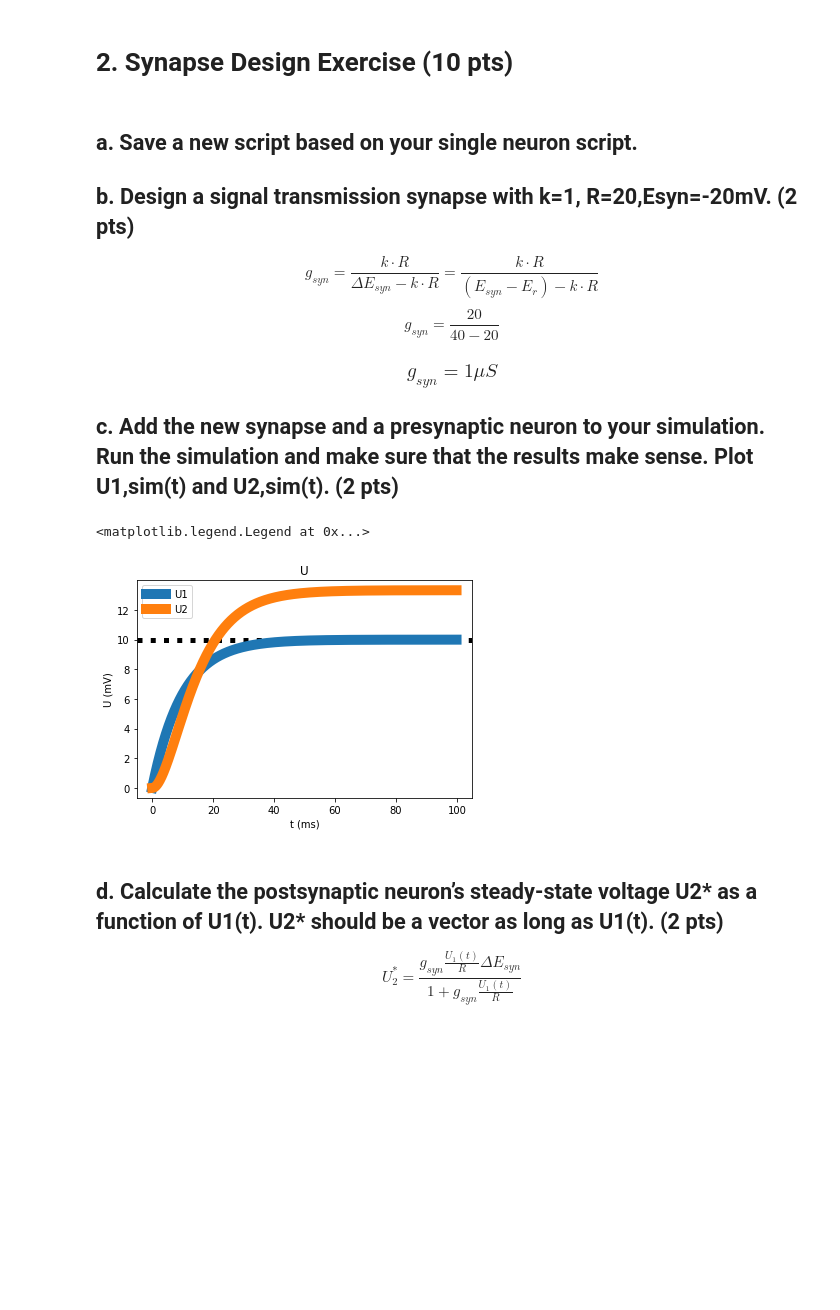
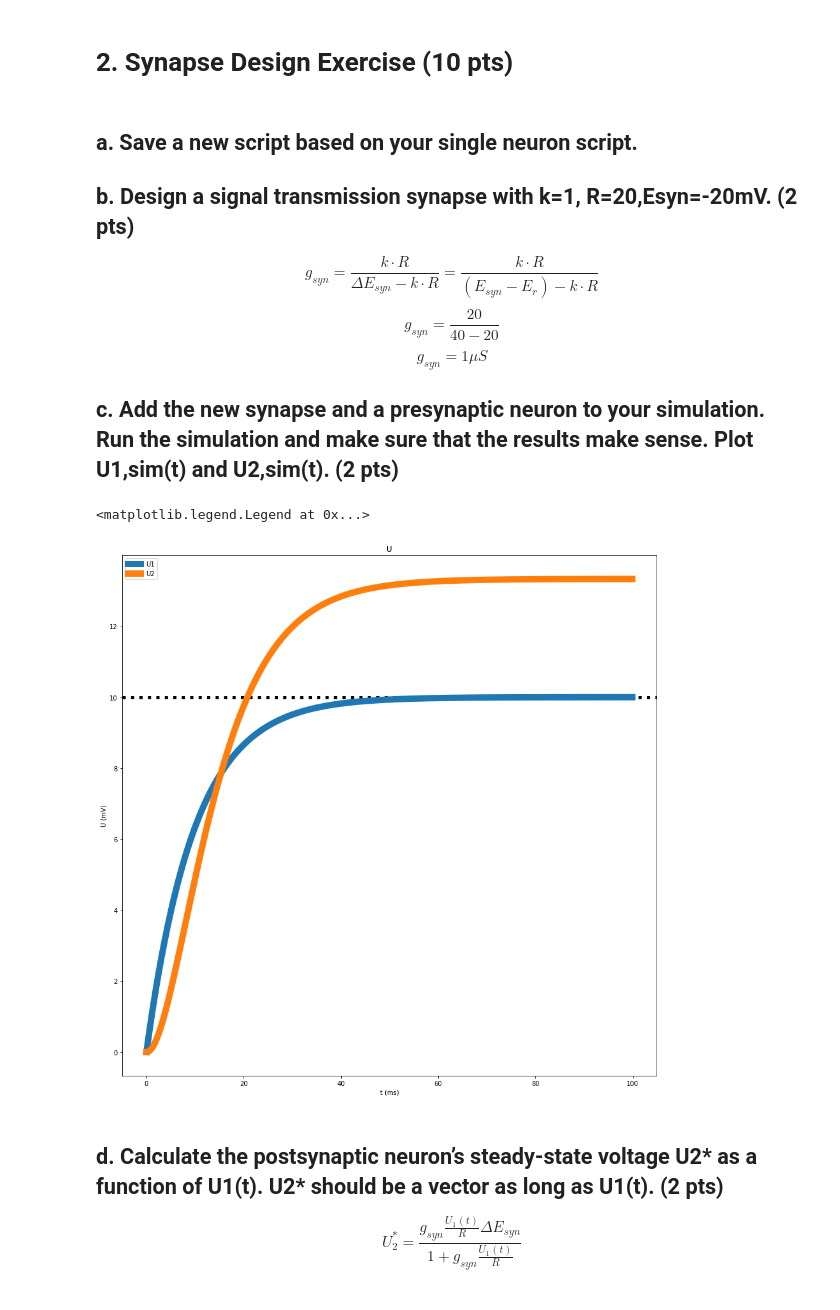
Before and after one commit to williamnourse/SNS-Course-Code-Spring-2021, a Jupyter notebook: HW 1 Solution.ipynb, the cells around one changed output. Drawn from its saved outputs; the diff is of its cells as text; code cells hidden in the pictures; blank space fills up the shorter version.

```diff
--- a/HW 1 Solution.ipynb
+++ b/HW 1 Solution.ipynb
@@ -226,7 +226,7 @@ Text(0.5, 1.0, 'U')
 ## b. Design a signal transmission synapse with k=1, R=20,Esyn=-20mV. (2 pts)
 $$ g_{syn} = \frac{k\cdot R}{\Delta E_{syn} - k\cdot R} = \frac{k\cdot R}{(E_{syn}-E_r) - k\cdot R}$$
 $$ g_{syn} = \frac{20}{40-20}$$
-### $$ g_{syn} = 1 \mu S$$
+$$ g_{syn} = 1 \mu S$$
 ## c. Add the new synapse and a presynaptic neuron to your simulation. Run the simulation and make sure that the results make sense. Plot U1,sim(t) and U2,sim(t). (2 pts)
 # %%
 # Variables
@@ -236,36 +236,36 @@ Iapp = 10 # nA
 dt = 0.1 # ms
 tmax = 100 # ms
 
 t = np.arange(0,tmax,dt)
 numSteps = np.size(t)
 
 k = 1
 R = 20
 Esyn = -20
 Er = -60
 delEsyn = Esyn - Er
 gSyn = (k*R)/(delEsyn-k*R)
 
 # Compute U(t) with simulation
 U1sim = np.zeros(np.size(t))
 U2sim = np.zeros(np.size(t))
 
 for i in range(1,numSteps):
     U1sim[i] = U1sim[i-1] + dt/Cm*(Iapp - Gm*U1sim[i-1])
     U2sim[i] = U2sim[i-1] + dt/Cm*(gSyn*min(max(U1sim[i-1]/R,0),1)*(delEsyn-U2sim[i-1]) - Gm*U2sim[i-1])
 
-#plt.figure(figsize=(15,15))
-plt.figure()
+plt.figure(figsize=(15,15))
+#plt.figure()
 plt.axhline(y=Iapp,linestyle=':',color='k',linewidth=5)
 plt.plot(t,U1sim,label='U1',linewidth=10)
 plt.plot(t,U2sim,label='U2',linewidth=10)
 plt.ylabel('U (mV)')
 plt.xlabel('t (ms)')
 plt.title('U')
 plt.legend()
 # %% [output]
 <matplotlib.legend.Legend at 0x...>
-[figure, old version]
+[figure, new version]
 # %% [markdown]
 ## d. Calculate the postsynaptic neuron’s steady-state voltage U2* as a function of U1(t).  U2* should be a vector as long as U1(t). (2 pts)
 
```
Also changed, not shown: parts of 9 cells of this notebook, 1 other file.
